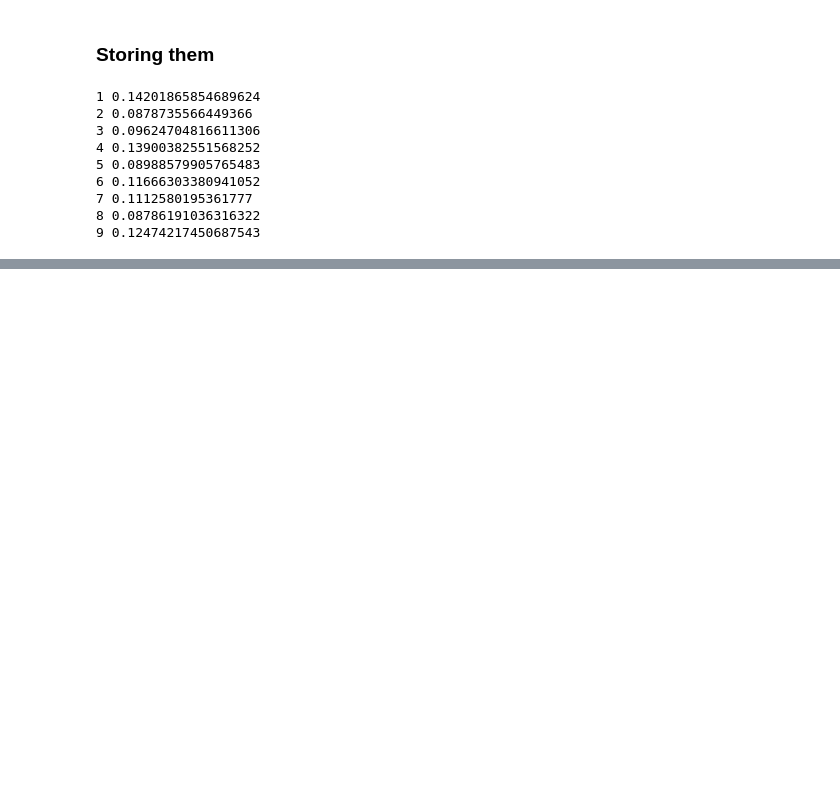
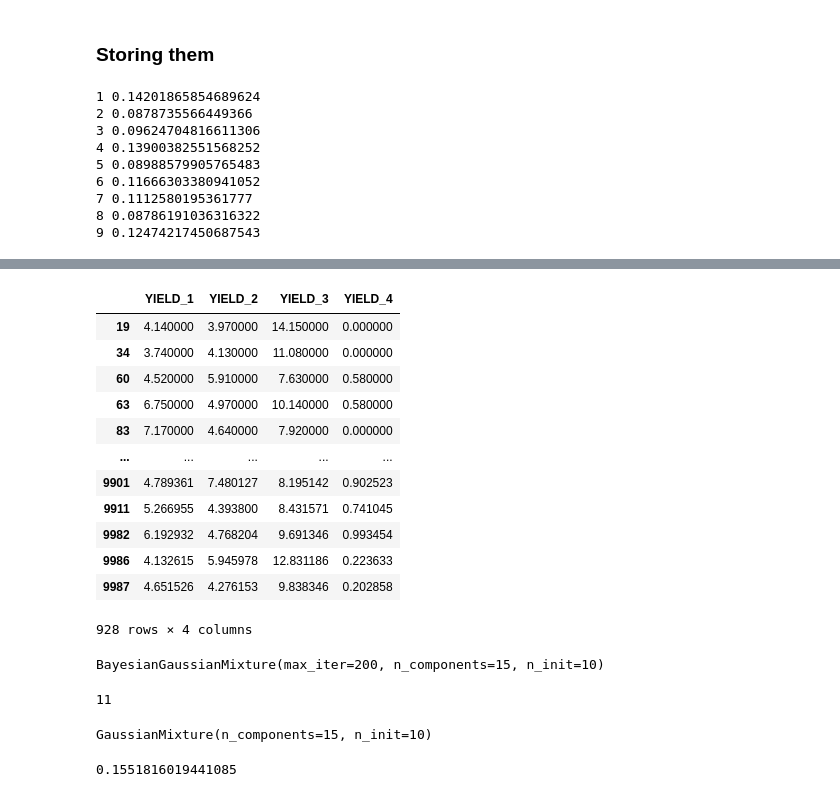
Before and after one commit to FrancoisLbrn/genhack3_crazy_farmers, a Jupyter notebook: matt_GMM.ipynb, the cells around one changed output, grey strips where cells are left out. Cells and saved outputs as stored; diff of their text form; code cells hidden in the pictures; blank space fills up the shorter version.

```diff
--- a/matt_GMM.ipynb
+++ b/matt_GMM.ipynb
@@ -703,0 +384,45 @@ for i in range(1,10):
+# %%
+X_big = pd.concat([X1, X1_n])
+# %%
+X_big
+# %% [output]
+|  | YIELD_1 | YIELD_2 | YIELD_3 | YIELD_4 |
+| 19 | 4.140000 | 3.970000 | 14.150000 | 0.000000 |
+| 34 | 3.740000 | 4.130000 | 11.080000 | 0.000000 |
+| 60 | 4.520000 | 5.910000 | 7.630000 | 0.580000 |
+| 63 | 6.750000 | 4.970000 | 10.140000 | 0.580000 |
+| 83 | 7.170000 | 4.640000 | 7.920000 | 0.000000 |
+| ... | ... | ... | ... | ... |
+| 9901 | 4.789361 | 7.480127 | 8.195142 | 0.902523 |
+| 9911 | 5.266955 | 4.393800 | 8.431571 | 0.741045 |
+| 9982 | 6.192932 | 4.768204 | 9.691346 | 0.993454 |
+| 9986 | 4.132615 | 5.945978 | 12.831186 | 0.223633 |
+| 9987 | 4.651526 | 4.276153 | 9.838346 | 0.202858 |
+928 rows × 4 columns
+# %%
+bgm = BayesianGaussianMixture(n_components=15, n_init=10, max_iter=200)
+bgm.fit(X_big)
+# %% [output]
+BayesianGaussianMixture(max_iter=200, n_components=15, n_init=10)
+# %%
+(bgm.weights_.round(2) > 0).sum()
+# %% [output]
+11
+# %%
+gm = GaussianMixture(n_components=15, n_init=10)
+gm.fit(X_big)
+# %% [output]
+GaussianMixture(n_components=15, n_init=10)
+# %%
+SWDs = []
+s = gm.sample(len(X1))[0]
+s = np.where(s < 0, 0, s)
+for j in range(30):
+    SWDs.append(ot.sliced.sliced_wasserstein_distance(
+        s,
+        X1.to_numpy(),
+        n_projections=200
+        ))
+print(np.mean(SWDs))
+# %% [output]
+0.1551816019441085
```
Also changed, not shown: parts of 48 cells of this notebook.
